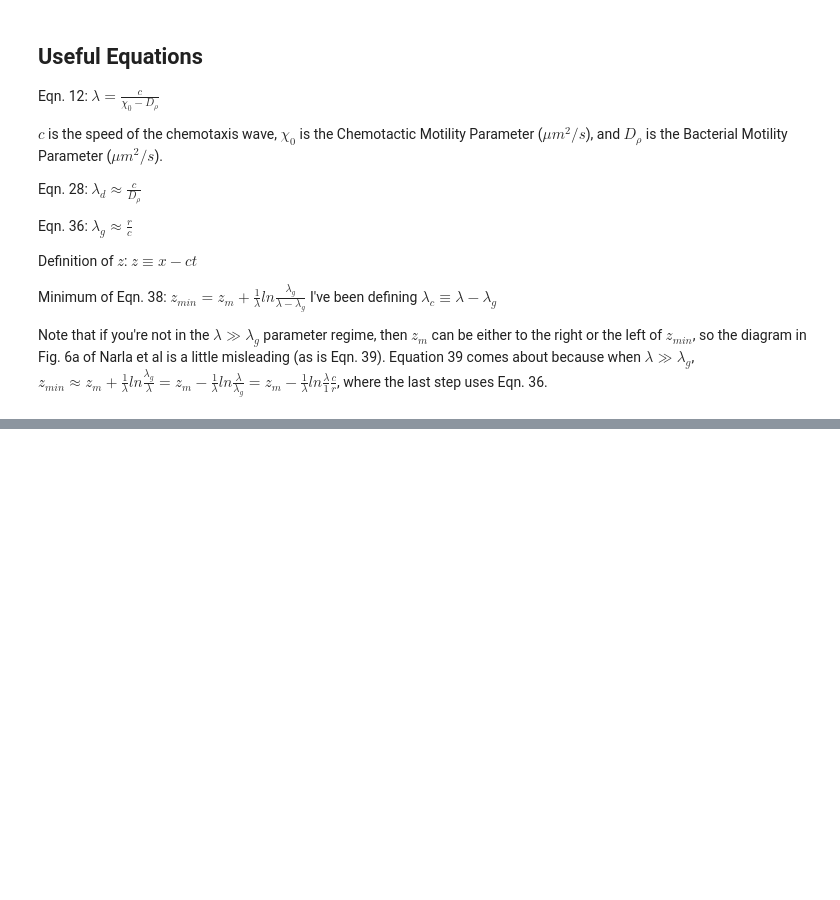
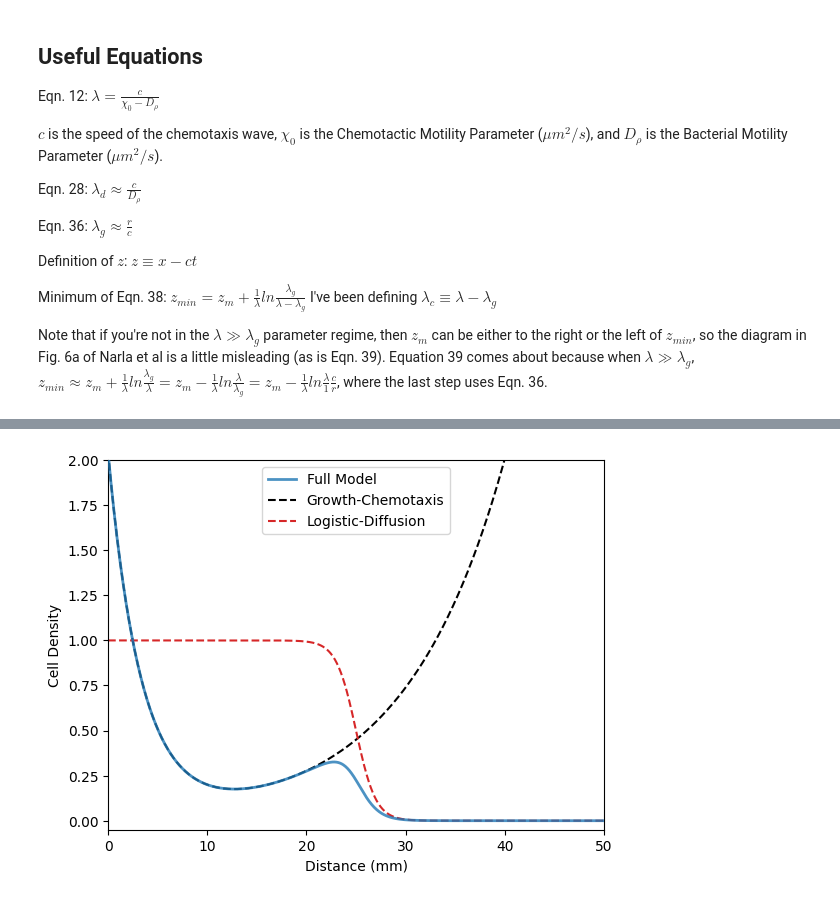
Before and after one commit to ckinzthompson/qcquant, a Jupyter notebook: math_thoughts.ipynb, the cells around one changed output, grey strips where cells are left out. Cells and saved outputs as stored; diff of their text form; code cells hidden in the pictures; blank space fills up the shorter version.

Commit message:
updates math model

```diff
--- a/math_thoughts.ipynb
+++ b/math_thoughts.ipynb
@@ -67,0 +123,35 @@ For an example use, see `examples/goodpeaks/test.ipynb`
+# %%
+import numpy as np
+import matplotlib.pyplot as plt
+from qcquant import fitting as qcqf
+
+x = np.linspace(0,50,1000)
+
+rho0 = 0.1
+b = 0.
+kg = .3
+kc = .1
+kd = 1.
+xg = 10.
+xd = 25.
+theta = np.array((rho0,b,kg,kc,kd,xg,xd))
+
+y_gc = np.exp(-kg*(x-xg)) + np.exp(kc*(x-xg))
+y_d = 1. - 1./(1.+np.exp(-kd*(x-xd)))
+y = qcqf.model(x,theta)
+
+
+fig,ax = plt.subplots(1)
+
+ylim = ax.get_ylim()
+ax.plot(x,y,label='Full Model',color='tab:blue',zorder=5,alpha=.8,lw=2)
+ax.plot(x,rho0*y_gc,'--',label='Growth-Chemotaxis',color='k')
+ax.plot(x,y_d,'--',label='Logistic-Diffusion',color='tab:red')
+ax.legend()
+ax.set_ylim(-.05,2)
+ax.set_xlim(0,50)
+plt.xlabel('Distance (mm)')
+plt.ylabel('Cell Density')
+plt.show()
+# %% [output]
+[figure, added]
```
Also changed, not shown: parts of 8 cells of this notebook.
